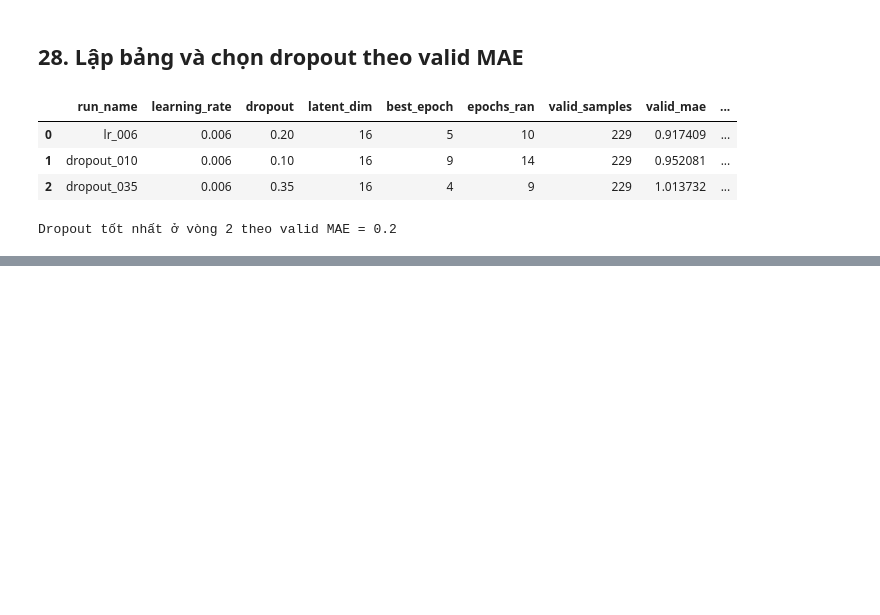
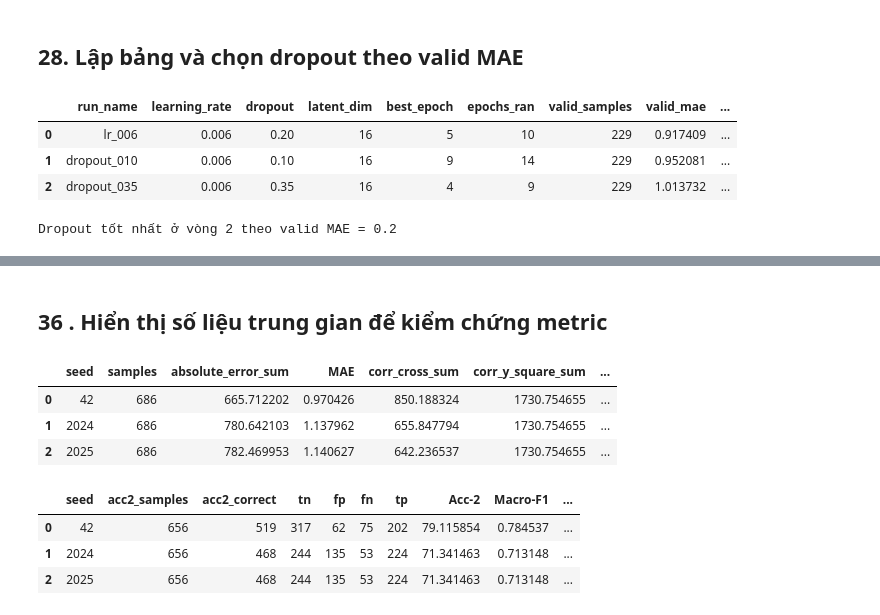
Before and after one commit to danghau2512/DataMining-MSA, a Jupyter notebook: src/notebooks/03_Train_Model_DeepCU.ipynb, the cells around one changed output, grey strips where cells are left out. Cells and saved outputs as stored; diff of their text form; code cells hidden in the pictures; blank space fills up the shorter version.

Commit message:
Hoàn thành train mô hình deepCU và đánh giá trên tập test

```diff
--- a/src/notebooks/03_Train_Model_DeepCU.ipynb
+++ b/src/notebooks/03_Train_Model_DeepCU.ipynb
@@ -1362,0 +1709,65 @@ Dropout tốt nhất ở vòng 2 theo valid MAE = 0.2
+# %% [markdown]
+## 36 . Hiển thị số liệu trung gian để kiểm chứng metric
+# %%
+regression_calculation = test_table[[
+    "seed",
+    "samples",
+    "absolute_error_sum",
+    "MAE",
+    "corr_cross_sum",
+    "corr_y_square_sum",
+    "corr_pred_square_sum",
+    "Corr",
+]].copy()
+
+regression_calculation["MAE_manual"] = (
+    regression_calculation["absolute_error_sum"]
+    / regression_calculation["samples"]
+)
+
+classification_calculation = test_table[[
+    "seed",
+    "acc2_samples",
+    "acc2_correct",
+    "tn", "fp", "fn", "tp",
+    "Acc-2",
+    "Macro-F1",
+]].copy()
+
+classification_calculation["Acc-2_manual"] = (
+    100
+    * classification_calculation["acc2_correct"]
+    / classification_calculation["acc2_samples"]
+)
+
+np.testing.assert_allclose(
+    regression_calculation["MAE_manual"],
+    regression_calculation["MAE"],
+)
+
+np.testing.assert_allclose(
+    classification_calculation["Acc-2_manual"],
+    classification_calculation["Acc-2"],
+)
+
+display(regression_calculation.round(6))
+display(classification_calculation.round(6))
+
+regression_calculation.to_csv(
+    comparison_path.with_name("test_regression_calculation.csv"),
+    index=False,
+)
+
+classification_calculation.to_csv(
+    comparison_path.with_name("test_classification_calculation.csv"),
+    index=False,
+)
+# %% [output]
+|  | seed | samples | absolute_error_sum | MAE | corr_cross_sum | corr_y_square_sum | ... |
+| 0 | 42 | 686 | 665.712202 | 0.970426 | 850.188324 | 1730.754655 | ... |
+| 1 | 2024 | 686 | 780.642103 | 1.137962 | 655.847794 | 1730.754655 | ... |
+| 2 | 2025 | 686 | 782.469953 | 1.140627 | 642.236537 | 1730.754655 | ... |
+|  | seed | acc2_samples | acc2_correct | tn | fp | fn | tp | Acc-2 | Macro-F1 | ... |
+| 0 | 42 | 656 | 519 | 317 | 62 | 75 | 202 | 79.115854 | 0.784537 | ... |
+| 1 | 2024 | 656 | 468 | 244 | 135 | 53 | 224 | 71.341463 | 0.713148 | ... |
+| 2 | 2025 | 656 | 468 | 244 | 135 | 53 | 224 | 71.341463 | 0.713148 | ... |
```
Also changed, not shown: parts of 15 cells of this notebook.
